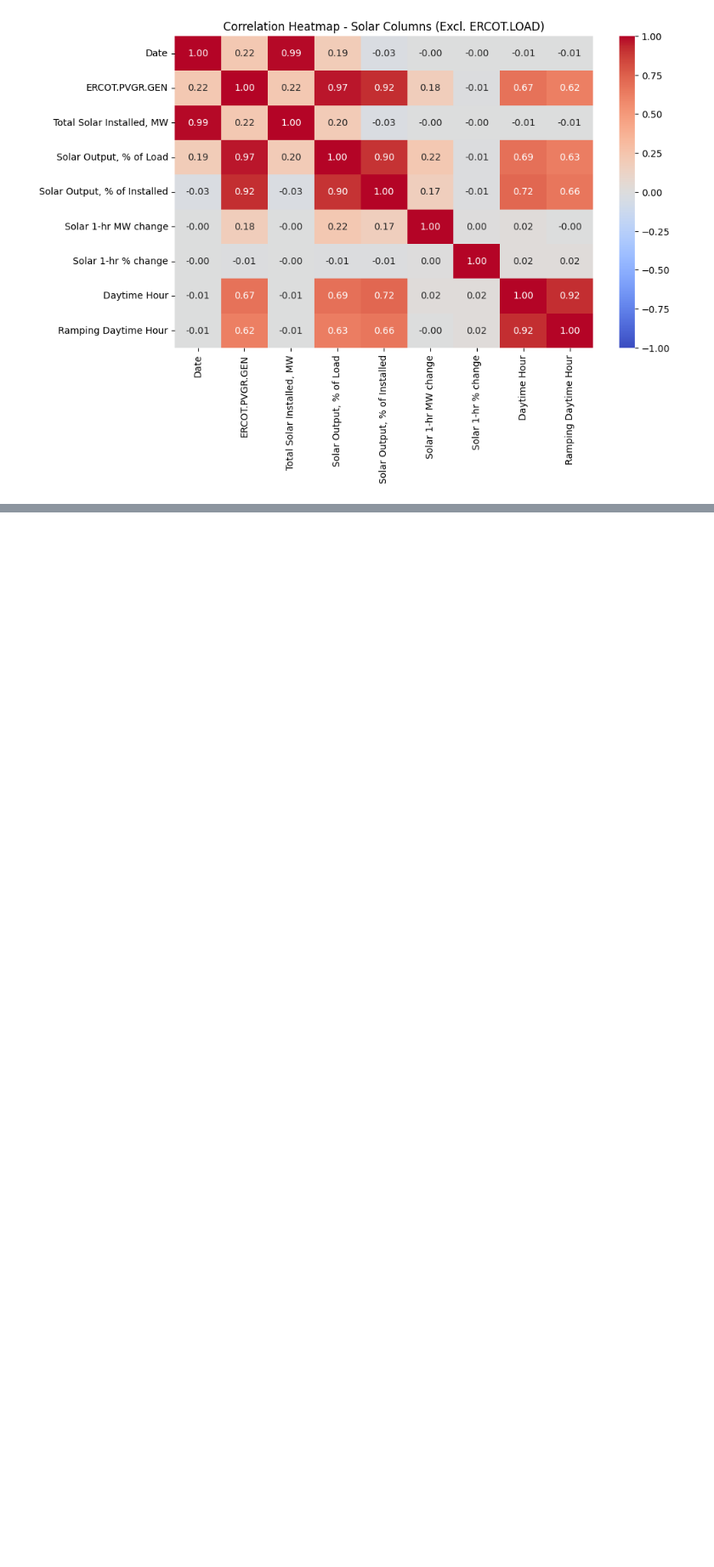
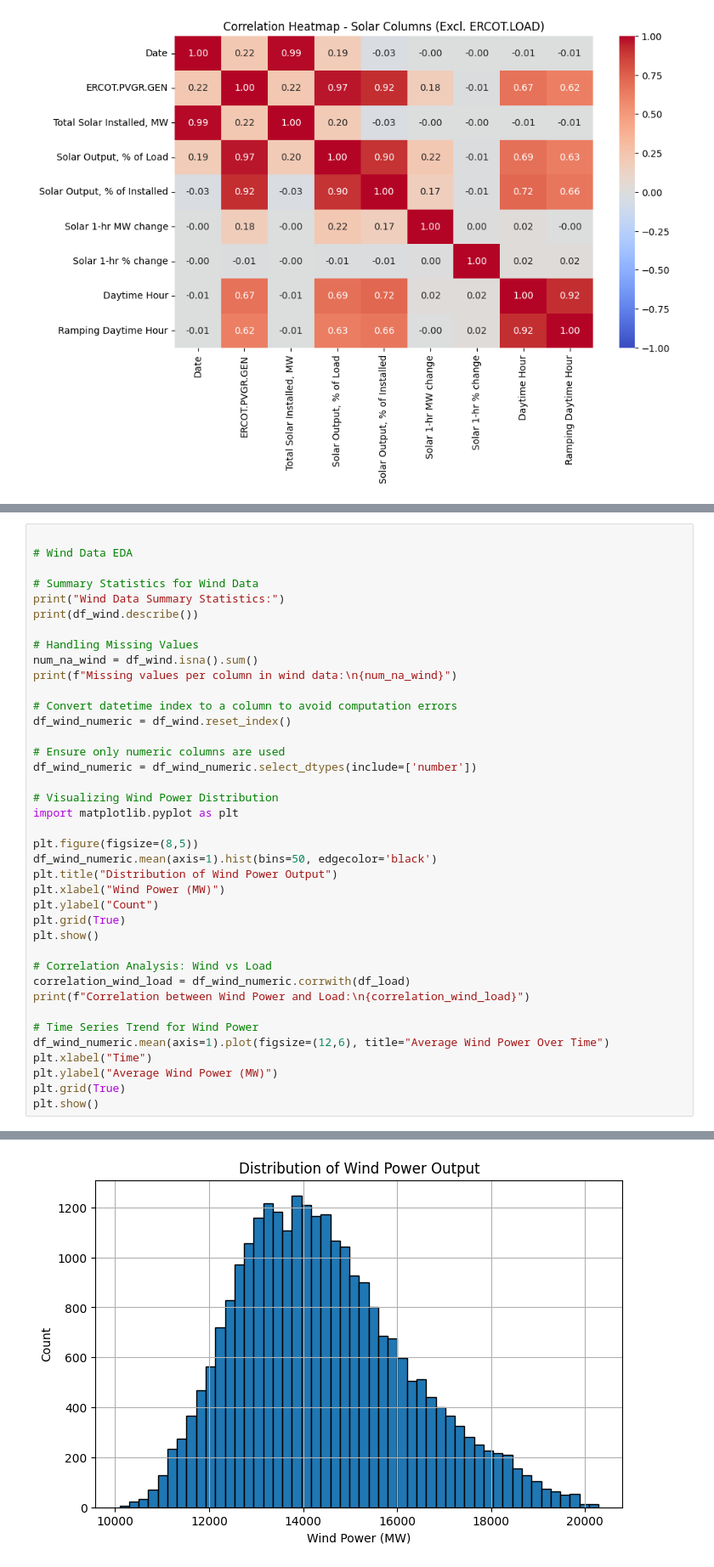
Before and after one commit to Leelawls/ECEN-360, a Jupyter notebook: etl.ipynb, the cells around one changed output, grey strips where cells are left out. Shown at 85% size. Cells and saved outputs as stored; diff of their text form; blank space fills up the shorter version.

Commit message:
Completed Wind EDA and added summary analysis

```diff
--- a/etl.ipynb
+++ b/etl.ipynb
@@ -213,0 +229,40 @@ Ramping Daytime Hour              0.917670              1.000000
+# %%
+
+# Wind Data EDA
+
+# Summary Statistics for Wind Data
+print("Wind Data Summary Statistics:")
+print(df_wind.describe())
+
+# Handling Missing Values
+num_na_wind = df_wind.isna().sum()
+print(f"Missing values per column in wind data:\n{num_na_wind}")
+
+# Convert datetime index to a column to avoid computation errors
+df_wind_numeric = df_wind.reset_index()
+
+# Ensure only numeric columns are used
+df_wind_numeric = df_wind_numeric.select_dtypes(include=['number'])
+
+# Visualizing Wind Power Distribution
+import matplotlib.pyplot as plt
+
+plt.figure(figsize=(8,5))
+df_wind_numeric.mean(axis=1).hist(bins=50, edgecolor='black')
+plt.title("Distribution of Wind Power Output")
+plt.xlabel("Wind Power (MW)")
+plt.ylabel("Count")
+plt.grid(True)
+plt.show()
+
+# Correlation Analysis: Wind vs Load
+correlation_wind_load = df_wind_numeric.corrwith(df_load)
+print(f"Correlation between Wind Power and Load:\n{correlation_wind_load}")
+
+# Time Series Trend for Wind Power
+df_wind_numeric.mean(axis=1).plot(figsize=(12,6), title="Average Wind Power Over Time")
+plt.xlabel("Time")
+plt.ylabel("Average Wind Power (MW)")
+plt.grid(True)
+plt.show()
+# %% [output]
@@ -213,0 +286 @@ Ramping Daytime Hour              0.917670              1.000000
+[figure, added]
```
Also changed, not shown: parts of 3 cells of this notebook, 2 other files.
